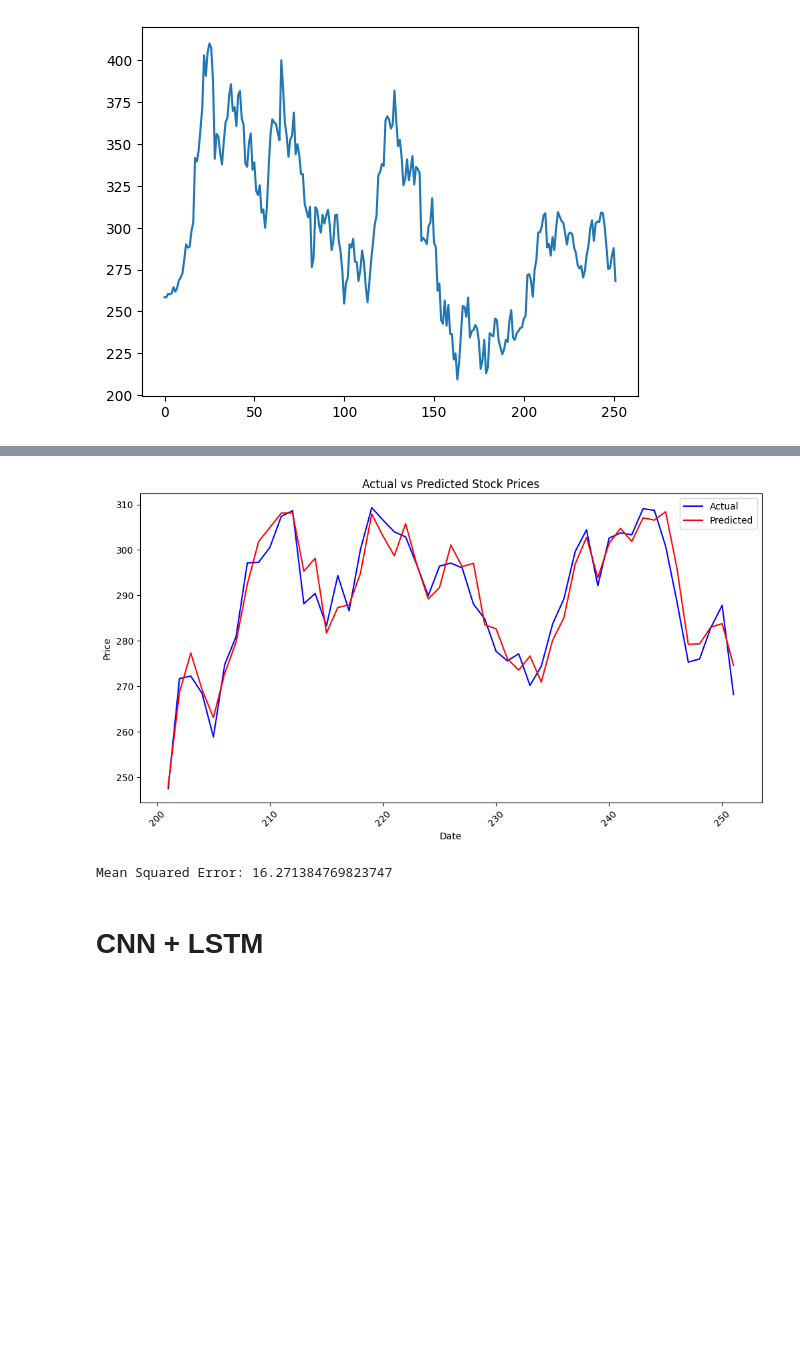
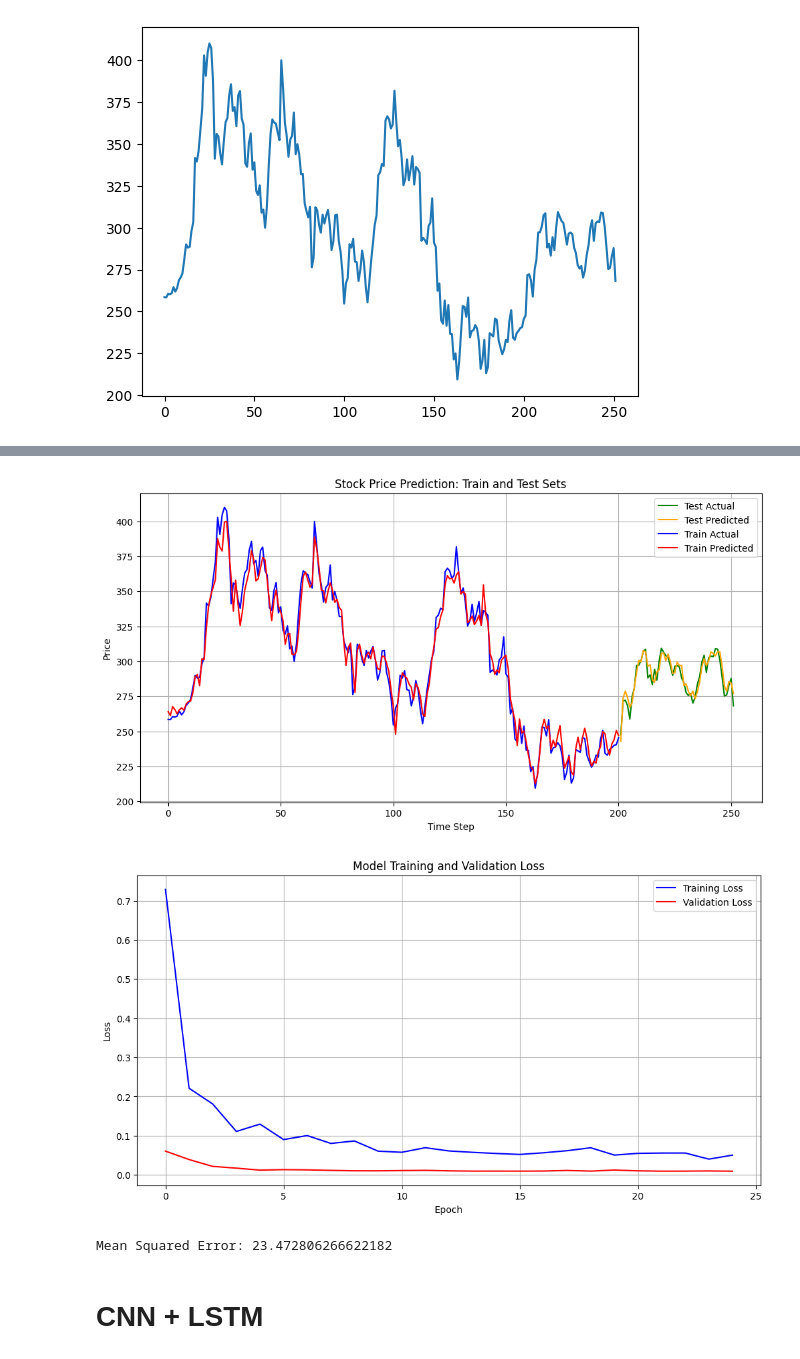
Before and after one commit to calvinz168/CISC-452, a Jupyter notebook: neural_network.ipynb, the cells around one changed output, grey strips where cells are left out. Drawn from its saved outputs; the diff is of its cells as text; code cells hidden in the pictures; blank space fills up the shorter version.

```diff
--- a/neural_network.ipynb
+++ b/neural_network.ipynb
@@ -65,10 +65,10 @@ model = Sequential()
 model.add(Dense(units=32, activation='relu', input_dim=X_train_scaled.shape[1]))  # Fewer units
 model.add(Dropout(0.2))
 model.add(Dense(units=1))
-model.compile(optimizer=tf.keras.optimizers.Adam(learning_rate=0.001), loss='mean_squared_error')
+model.compile(optimizer=tf.keras.optimizers.Adam(learning_rate=0.01), loss='mean_squared_error')
 
 # Train the model
-model.fit(X_train_scaled, y_train_scaled, epochs=100, batch_size=32)
+history = model.fit(X_train_scaled, y_train_scaled, epochs=25, batch_size=32, validation_data=(X_test_scaled, y_test_scaled))
 
 # Predict on the test data (predictions are scaled)
 forecast_scaled = model.predict(X_test_scaled)
@@ -82,15 +82,48 @@ forecast = scaler_y.inverse_transform(forecast_scaled.reshape(-1, 1))
 # Convert y_test to numpy for consistency with forecast
 y_test_dates = y_test.index.to_numpy()
 
-# Plot the actual vs predicted values
+# Plot the Actual vs Predicted values for the test set
 plt.figure(figsize=(12, 6))
-plt.plot(y_test_dates, y_test.values, label='Actual', color='blue')  # Actual values
-plt.plot(y_test_dates, forecast, label='Predicted', color='red')  # Predicted values
-plt.title('Actual vs Predicted Stock Prices')
-plt.xlabel('Date')
+plt.plot(
+    range(len(y_train), len(y_train) + len(y_test)),
+    y_test.values, label='Test Actual', color='green'
+)  # Test Actual values
+plt.plot(
+    range(len(y_train), len(y_train) + len(y_test)),
+    forecast, label='Test Predicted', color='orange'
+)  # Test Predicted values
+
+# Add Train Actual values to the same plot
+plt.plot(
+    range(len(y_train)),
+    scaler_y.inverse_transform(y_train_scaled), label='Train Actual', color='blue'
+)  # Train Actual values
+
+# Add Train Predicted values to the same plot
+train_pred_scaled = model.predict(X_train_scaled)
+train_pred = scaler_y.inverse_transform(train_pred_scaled.reshape(-1, 1))
+plt.plot(
+    range(len(y_train)),
+    train_pred, label='Train Predicted', color='red'
+)  # Train Predicted values
+
+# Titles and legends
+plt.title('Stock Price Prediction: Train and Test Sets')
+plt.xlabel('Time Step')
 plt.ylabel('Price')
 plt.legend()
-plt.xticks(rotation=45)  # Rotate date labels for readability
+plt.grid(True)
+plt.show()
+
+# Training and Validation Loss Plot
+plt.figure(figsize=(12, 6))
+plt.plot(history.history['loss'], label='Training Loss', color='blue')
+plt.plot(history.history['val_loss'], label='Validation Loss', color='red')
+plt.title('Model Training and Validation Loss')
+plt.xlabel('Epoch')
+plt.ylabel('Loss')
+plt.legend()
+plt.grid(True)
 plt.show()
 
 # Calculate Mean Squared Error (MSE)
@@ -117,5 +150,6 @@ Epoch 100/100
-[figure, old version]
+[figure, new version]
+[figure, added]
-Mean Squared Error: 16.271384769823747
+Mean Squared Error: 23.472806266622182
 # %% [markdown]
 # CNN + LSTM
 # %%
```
Also changed, not shown: parts of 3 cells of this notebook.
